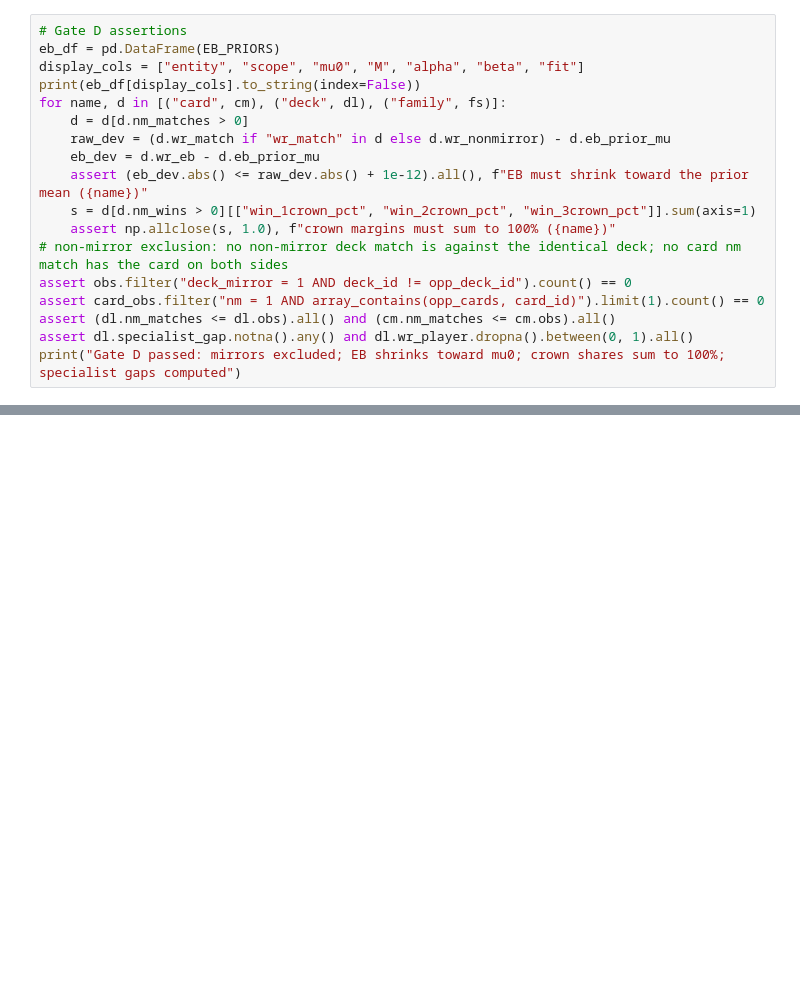
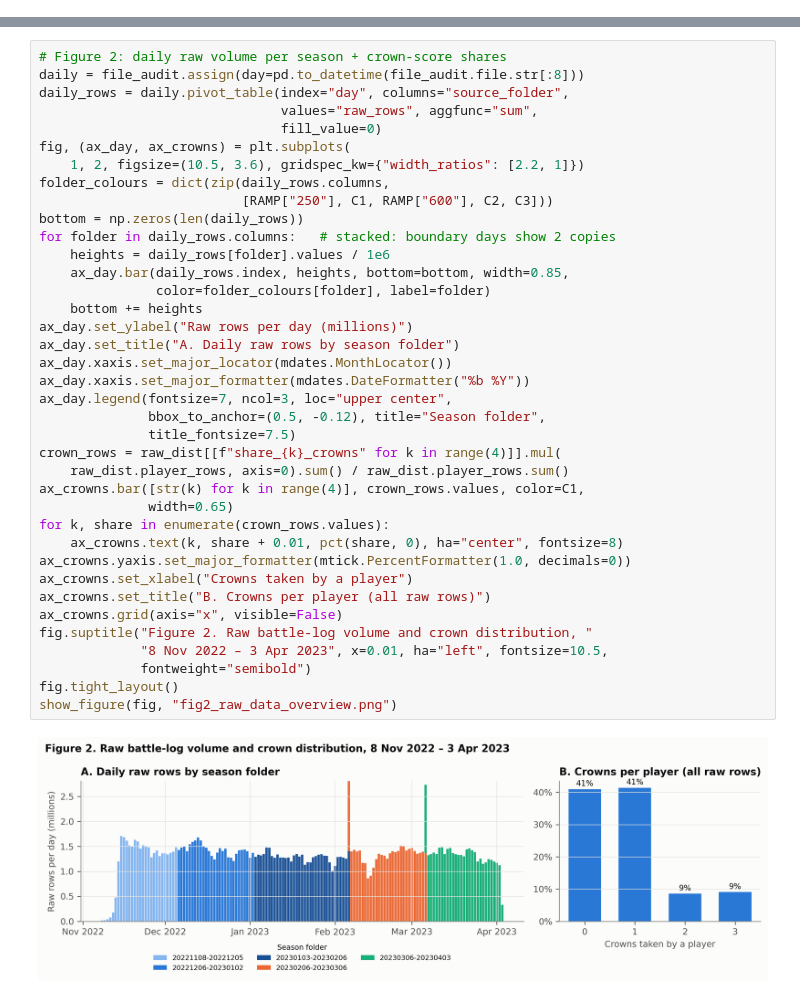
Before and after one commit to prominecraftgamer64/clash-royale-analysis, a Jupyter notebook: outputs/clash_royale_descriptive_analysis.ipynb, the cells around one changed output, grey strips where cells are left out. Cells and saved outputs as stored; diff of their text form; blank space fills up the shorter version.

```diff
--- a/outputs/clash_royale_descriptive_analysis.ipynb
+++ b/outputs/clash_royale_descriptive_analysis.ipynb
@@ -873,18 +0,0 @@ fs[fs.season_id == "ALL"].nlargest(12, "pick_rate")[
-# %%
-# Gate D assertions
-eb_df = pd.DataFrame(EB_PRIORS)
-display_cols = ["entity", "scope", "mu0", "M", "alpha", "beta", "fit"]
-print(eb_df[display_cols].to_string(index=False))
-for name, d in [("card", cm), ("deck", dl), ("family", fs)]:
-    d = d[d.nm_matches > 0]
-    raw_dev = (d.wr_match if "wr_match" in d else d.wr_nonmirror) - d.eb_prior_mu
-    eb_dev = d.wr_eb - d.eb_prior_mu
-    assert (eb_dev.abs() <= raw_dev.abs() + 1e-12).all(), f"EB must shrink toward the prior mean ({name})"
-    s = d[d.nm_wins > 0][["win_1crown_pct", "win_2crown_pct", "win_3crown_pct"]].sum(axis=1)
-    assert np.allclose(s, 1.0), f"crown margins must sum to 100% ({name})"
-# non-mirror exclusion: no non-mirror deck match is against the identical deck; no card nm match has the card on both sides
-assert obs.filter("deck_mirror = 1 AND deck_id != opp_deck_id").count() == 0
-assert card_obs.filter("nm = 1 AND array_contains(opp_cards, card_id)").limit(1).count() == 0
-assert (dl.nm_matches <= dl.obs).all() and (cm.nm_matches <= cm.obs).all()
-assert dl.specialist_gap.notna().any() and dl.wr_player.dropna().between(0, 1).all()
-print("Gate D passed: mirrors excluded; EB shrinks toward mu0; crown shares sum to 100%; specialist gaps computed")
@@ -1334,0 +833,40 @@ or player skill.
+# %%
+# Figure 2: daily raw volume per season + crown-score shares
+daily = file_audit.assign(day=pd.to_datetime(file_audit.file.str[:8]))
+daily_rows = daily.pivot_table(index="day", columns="source_folder",
+                               values="raw_rows", aggfunc="sum",
+                               fill_value=0)
+fig, (ax_day, ax_crowns) = plt.subplots(
+    1, 2, figsize=(10.5, 3.6), gridspec_kw={"width_ratios": [2.2, 1]})
+folder_colours = dict(zip(daily_rows.columns,
+                          [RAMP["250"], C1, RAMP["600"], C2, C3]))
+bottom = np.zeros(len(daily_rows))
+for folder in daily_rows.columns:   # stacked: boundary days show 2 copies
+    heights = daily_rows[folder].values / 1e6
+    ax_day.bar(daily_rows.index, heights, bottom=bottom, width=0.85,
+               color=folder_colours[folder], label=folder)
+    bottom += heights
+ax_day.set_ylabel("Raw rows per day (millions)")
+ax_day.set_title("A. Daily raw rows by season folder")
+ax_day.xaxis.set_major_locator(mdates.MonthLocator())
+ax_day.xaxis.set_major_formatter(mdates.DateFormatter("%b %Y"))
+ax_day.legend(fontsize=7, ncol=3, loc="upper center",
+              bbox_to_anchor=(0.5, -0.12), title="Season folder",
+              title_fontsize=7.5)
+crown_rows = raw_dist[[f"share_{k}_crowns" for k in range(4)]].mul(
+    raw_dist.player_rows, axis=0).sum() / raw_dist.player_rows.sum()
+ax_crowns.bar([str(k) for k in range(4)], crown_rows.values, color=C1,
+              width=0.65)
+for k, share in enumerate(crown_rows.values):
+    ax_crowns.text(k, share + 0.01, pct(share, 0), ha="center", fontsize=8)
+ax_crowns.yaxis.set_major_formatter(mtick.PercentFormatter(1.0, decimals=0))
+ax_crowns.set_xlabel("Crowns taken by a player")
+ax_crowns.set_title("B. Crowns per player (all raw rows)")
+ax_crowns.grid(axis="x", visible=False)
+fig.suptitle("Figure 2. Raw battle-log volume and crown distribution, "
+             "8 Nov 2022 – 3 Apr 2023", x=0.01, ha="left", fontsize=10.5,
+             fontweight="semibold")
+fig.tight_layout()
+show_figure(fig, "fig2_raw_data_overview.png")
+# %% [output]
+[figure, added]
```
Also changed, not shown: parts of 116 cells of this notebook, 17 other files.
